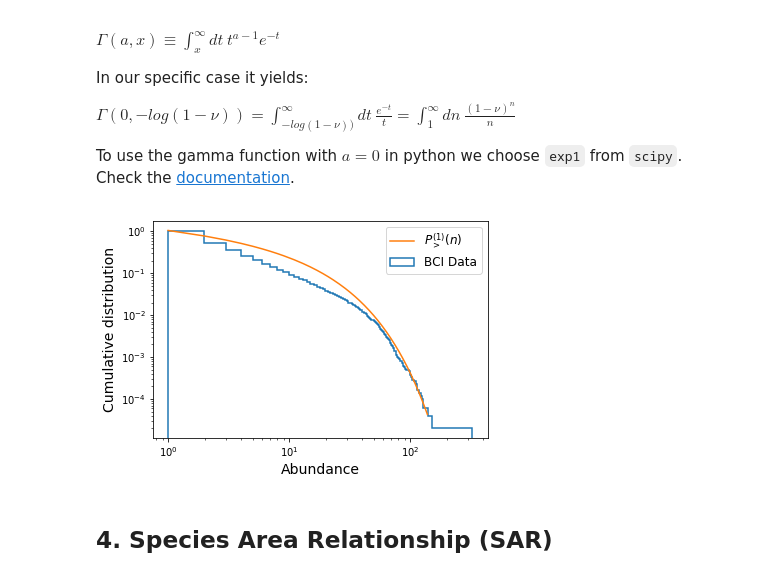
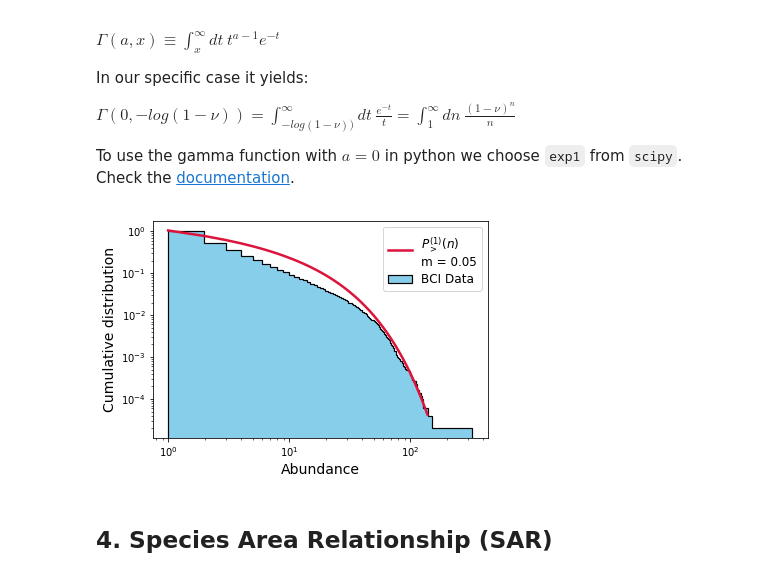
Before and after one commit to mango915/NeutralTheory, a Jupyter notebook: Neutral Theory.ipynb, the cells around one changed output. Drawn from its saved outputs; the diff is of its cells as text; code cells hidden in the pictures.

```diff
--- a/Neutral Theory.ipynb
+++ b/Neutral Theory.ipynb
@@ -108,21 +109,22 @@ for n in range(1, 140):
     cumulative_p1.append(integrate_p(p1, n))
 # %%
 x = np.arange(1, 140)
-_ = plt.hist(X, bins=X.max(), cumulative=-1, density=True, linewidth = 1.5, histtype="step", label="BCI Data")
+_ = plt.hist(X, bins=X.max(), cumulative=-1, density=True, edgecolor='black',
+             linewidth = 1.2, fill=True, facecolor='skyblue', histtype="step", label="BCI Data")
 #plt.plot(x, cumulative_p0, label="p1")
-plt.plot(x, cumulative_p1, label=r"$P_>^{(1)}(n)$")
+plt.plot(x, cumulative_p1, label=r"$P_>^{(1)}(n)$"+"\nm = 0.05", color = "crimson", linewidth = 2.5)
 
 plt.yscale("log")
 plt.xscale("log")
 
 plt.xlabel("Abundance", fontsize=14)
 plt.ylabel("Cumulative distribution", fontsize=14)
 plt.legend(fontsize = 12)
 
 plt.show()
 plt.close()
 # %% [output]
-[figure, old version]
+[figure, new version]
 # %% [markdown]
 ## 4. Species Area Relationship (SAR)
 # %% [markdown]
```
Also changed, not shown: parts of 10 cells of this notebook.
